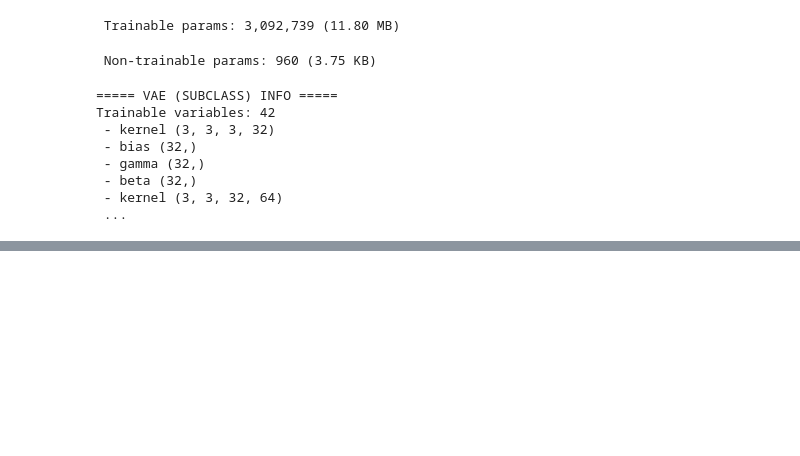
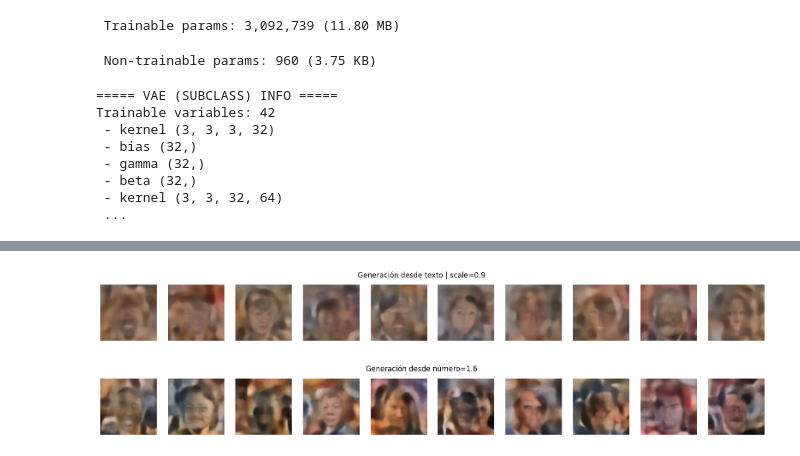
Before and after one commit to isavalladolidd/autoencoder-project, a Jupyter notebook: notebooks/04_msgg_BESTMODEL_vae_plus_lay_prototype.ipynb, the cells around one changed output, grey strips where cells are left out. Drawn from its saved outputs; the diff is of its cells as text; code cells hidden in the pictures; blank space fills up the shorter version.

```diff
--- a/notebooks/04_msgg_BESTMODEL_vae_plus_lay_prototype.ipynb
+++ b/notebooks/04_msgg_BESTMODEL_vae_plus_lay_prototype.ipynb
@@ -536,3 +538,15 @@ decoder.save("decoder_temp.keras")
+# %%
+# Ejemplos:
+generate_from_text("p2", n=10, scale=0.9)
+# generate_from_number(0.5, n=5)
+# %% [output]
+[figure, added]
+# %%
+# Ejemplos:
+# generate_from_text("una cara con luz suave", n=5, scale=1.0)
+generate_from_number(1.6, n=10)
+# %% [output]
+[figure, added]
 # %%
 # ==========================================
 # E. GUARDAR MODELOS EN models/ COMO H5
```
Also changed, not shown: parts of 11 cells of this notebook, 3 other files.
